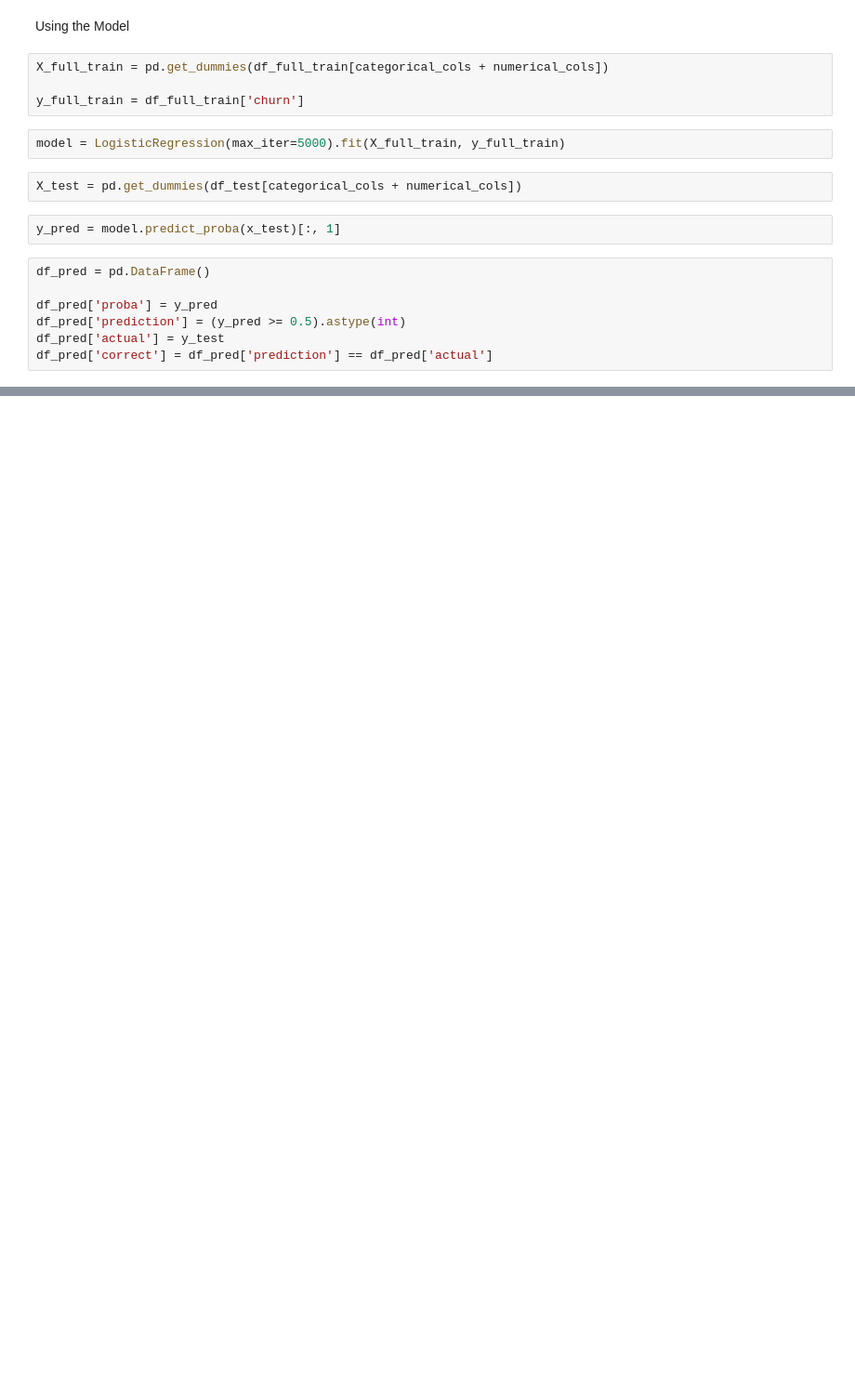
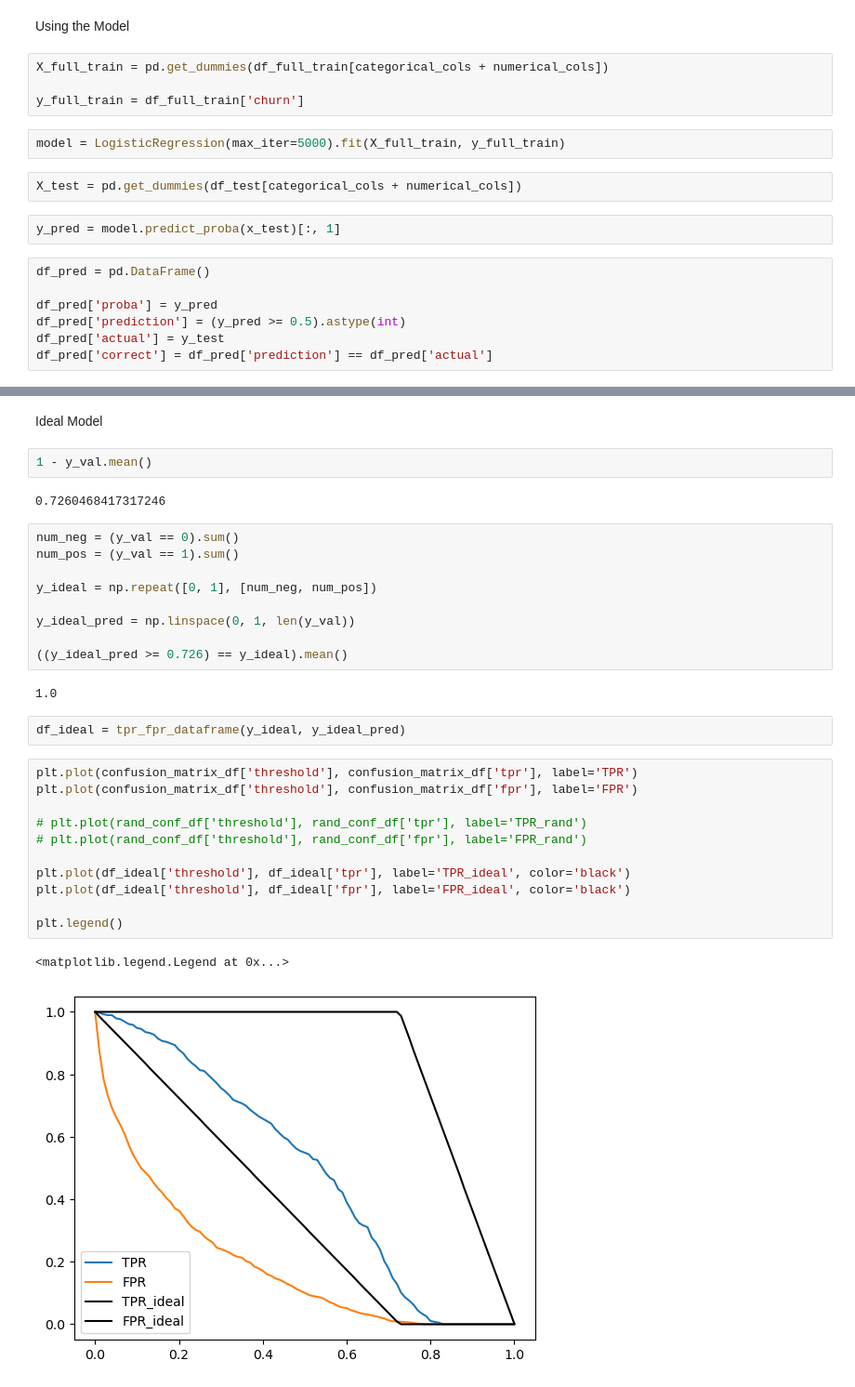
Before and after one commit to ahzi-pav/machine-learning-zoomcamp-2025, a Jupyter notebook: 03-classification/excercie.ipynb, the cells around one changed output, grey strips where cells are left out. Shown at 93% size. Drawn from its saved outputs; the diff is of its cells as text; blank space fills up the shorter version.

```diff
--- a/03-classification/excercie.ipynb
+++ b/03-classification/excercie.ipynb
@@ -559,0 +632,33 @@ np.int64(0)
+# %% [markdown]
+Ideal Model
+# %%
+1 - y_val.mean()
+# %% [output]
+0.7260468417317246
+# %%
+num_neg = (y_val == 0).sum()
+num_pos = (y_val == 1).sum()
+
+y_ideal = np.repeat([0, 1], [num_neg, num_pos])
+
+y_ideal_pred = np.linspace(0, 1, len(y_val))
+
+((y_ideal_pred >= 0.726) == y_ideal).mean()
+# %% [output]
+1.0
+# %%
+df_ideal = tpr_fpr_dataframe(y_ideal, y_ideal_pred)
+# %%
+plt.plot(confusion_matrix_df['threshold'], confusion_matrix_df['tpr'], label='TPR')
+plt.plot(confusion_matrix_df['threshold'], confusion_matrix_df['fpr'], label='FPR')
+
+# plt.plot(rand_conf_df['threshold'], rand_conf_df['tpr'], label='TPR_rand')
+# plt.plot(rand_conf_df['threshold'], rand_conf_df['fpr'], label='FPR_rand')
+
+plt.plot(df_ideal['threshold'], df_ideal['tpr'], label='TPR_ideal', color='black')
+plt.plot(df_ideal['threshold'], df_ideal['fpr'], label='FPR_ideal', color='black')
+
+plt.legend()
+# %% [output]
+<matplotlib.legend.Legend at 0x...>
+[figure, added]
```
Also changed, not shown: parts of 94 cells of this notebook, 2 other files.
